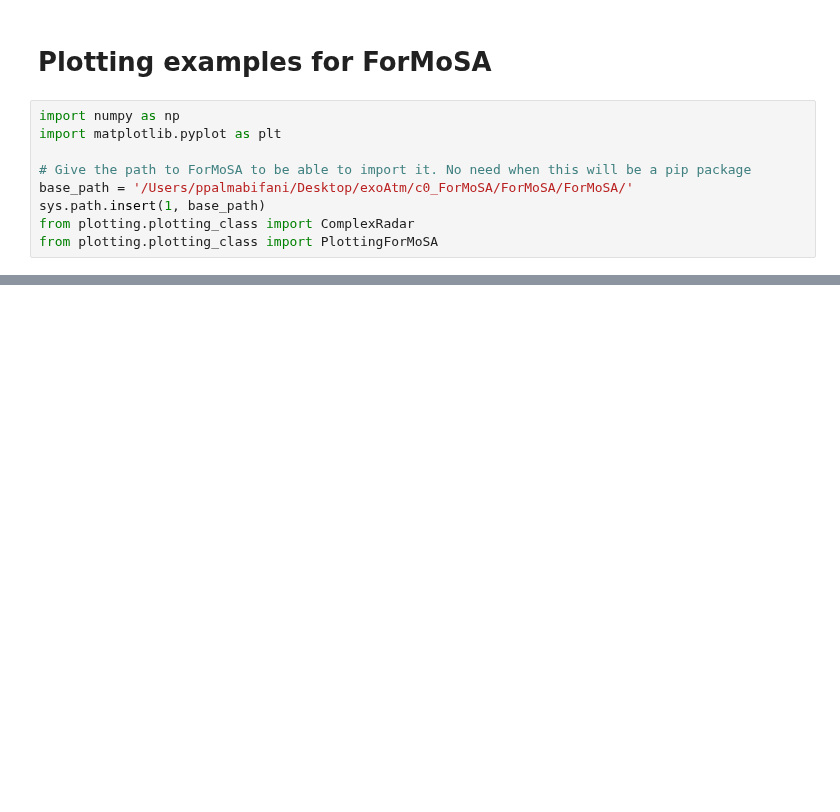
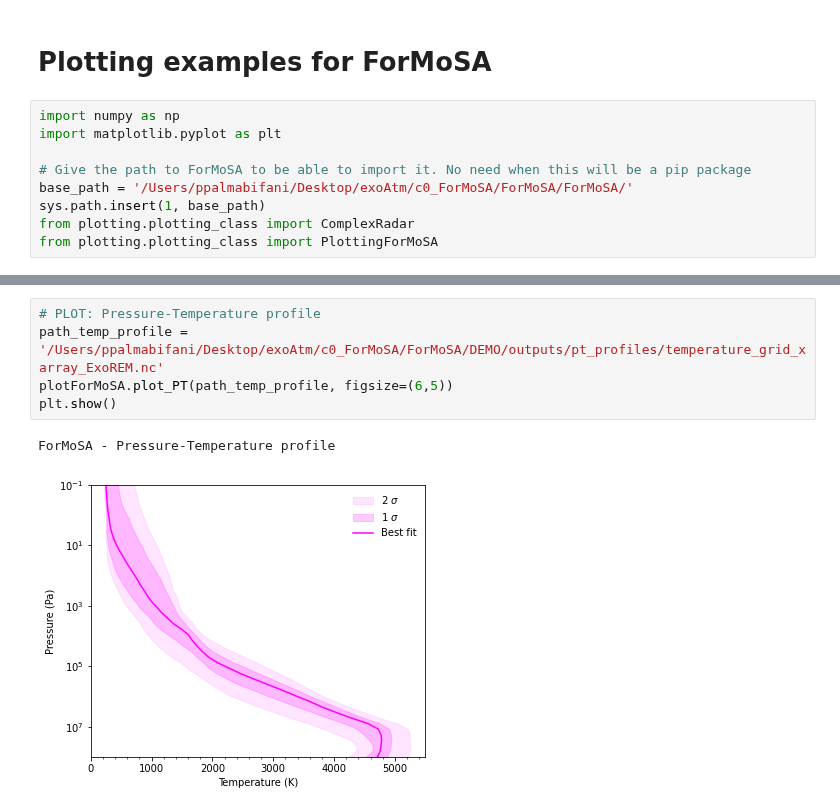
Before and after one commit to exoAtmospheres/ForMoSA, a Jupyter notebook: DEMO/outputs/output_plots.ipynb, the cells around one changed output, grey strips where cells are left out. Saved outputs shown, nothing was run; the diff lists cells and outputs as text; blank space fills up the shorter version.

```diff
--- a/DEMO/outputs/output_plots.ipynb
+++ b/DEMO/outputs/output_plots.ipynb
@@ -61,0 +59,8 @@ ForMoSA - Pressure-Temperature profile
+# %%
+# PLOT: Pressure-Temperature profile
+path_temp_profile = '/Users/ppalmabifani/Desktop/exoAtm/c0_ForMoSA/ForMoSA/DEMO/outputs/pt_profiles/temperature_grid_xarray_ExoREM.nc'
+plotForMoSA.plot_PT(path_temp_profile, figsize=(6,5))
+plt.show()
+# %% [output]
+ForMoSA - Pressure-Temperature profile
+[figure, added]
```
Also changed, not shown: parts of 7 cells of this notebook, 1 other file.
